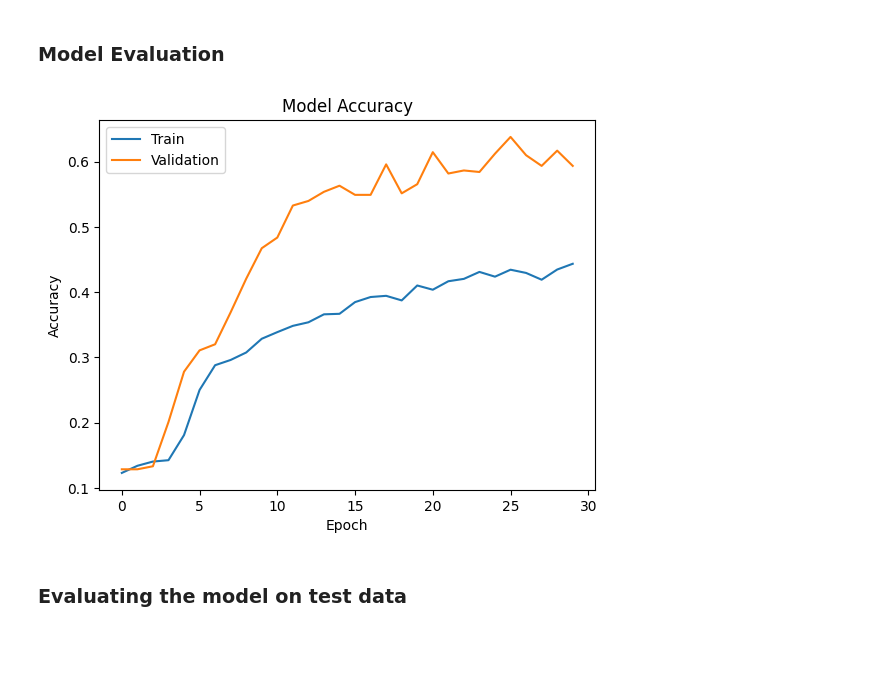
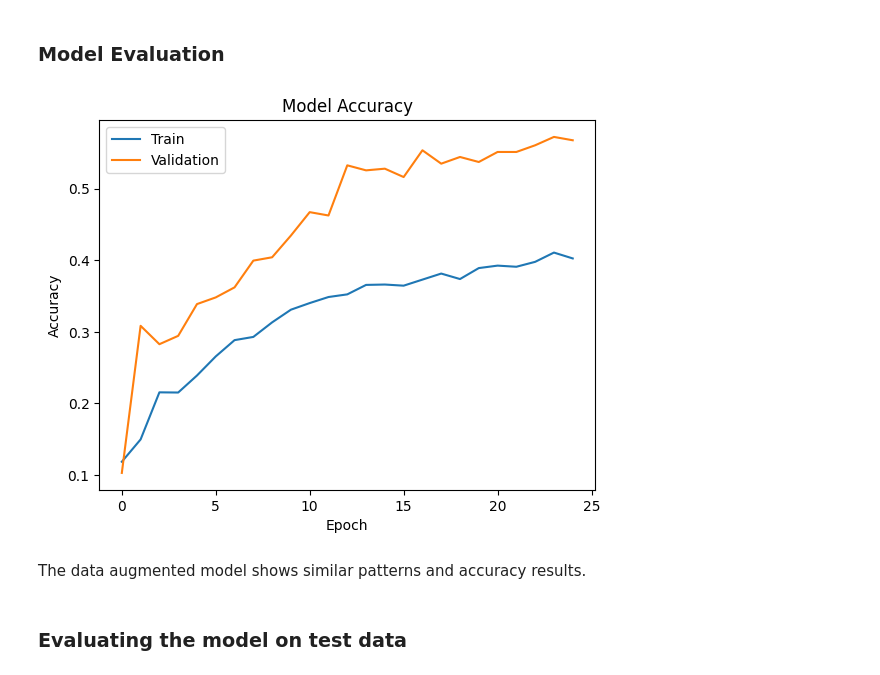
Before and after one commit to jsomerville/PGP-AI-ML-BA-UTA-JS, a Jupyter notebook: Project 5-Computer Vision/CV_Full_Code-Project 5-James Somerville.ipynb, the cells around one changed output. Drawn from its saved outputs; the diff is of its cells as text; code cells hidden in the pictures; blank space fills up the shorter version.

```diff
--- a/Project 5-Computer Vision/CV_Full_Code-Project 5-James Somerville.ipynb
+++ b/Project 5-Computer Vision/CV_Full_Code-Project 5-James Somerville.ipynb
@@ -461,11 +493,11 @@ epochs = 25
 # Batch size
 batch_size = 64
 
-history = model2.fit(train_datagen.flow(X_train_normalized,y_train_encoded,
+history = model.fit(train_datagen.flow(X_train_normalized,y_train_encoded,
                                        batch_size=batch_size,
                                        shuffle=False),
                                        epochs=epochs,
                                        steps_per_epoch=X_train_normalized.shape[0] // batch_size,
                                        validation_data=(X_val_normalized,y_val_encoded),
                                        verbose=1,
-                                        callbacks=[learning_rate_reduction])
+                                        callbacks=[reduce_lr])
@@ -472,15 +522,17 @@ history = model2.fit(train_datagen.flow(X_train_normalized,y_train_encoded,
 # %% [markdown]
 ### **Model Evaluation**
 # %%
-plt.plot(history_1.history['accuracy'])
-plt.plot(history_1.history['val_accuracy'])
+plt.plot(history.history['accuracy'])
+plt.plot(history.history['val_accuracy'])
 plt.title('Model Accuracy')
 plt.ylabel('Accuracy')
 plt.xlabel('Epoch')
 plt.legend(['Train', 'Validation'], loc='upper left')
 plt.show()
 # %% [output]
-[figure, old version]
+[figure, new version]
+# %% [markdown]
+The data augmented model shows similar patterns and accuracy results.
 # %% [markdown]
 ### **Evaluating the model on test data**
 # %%
```
Also changed, not shown: parts of 33 cells of this notebook.
